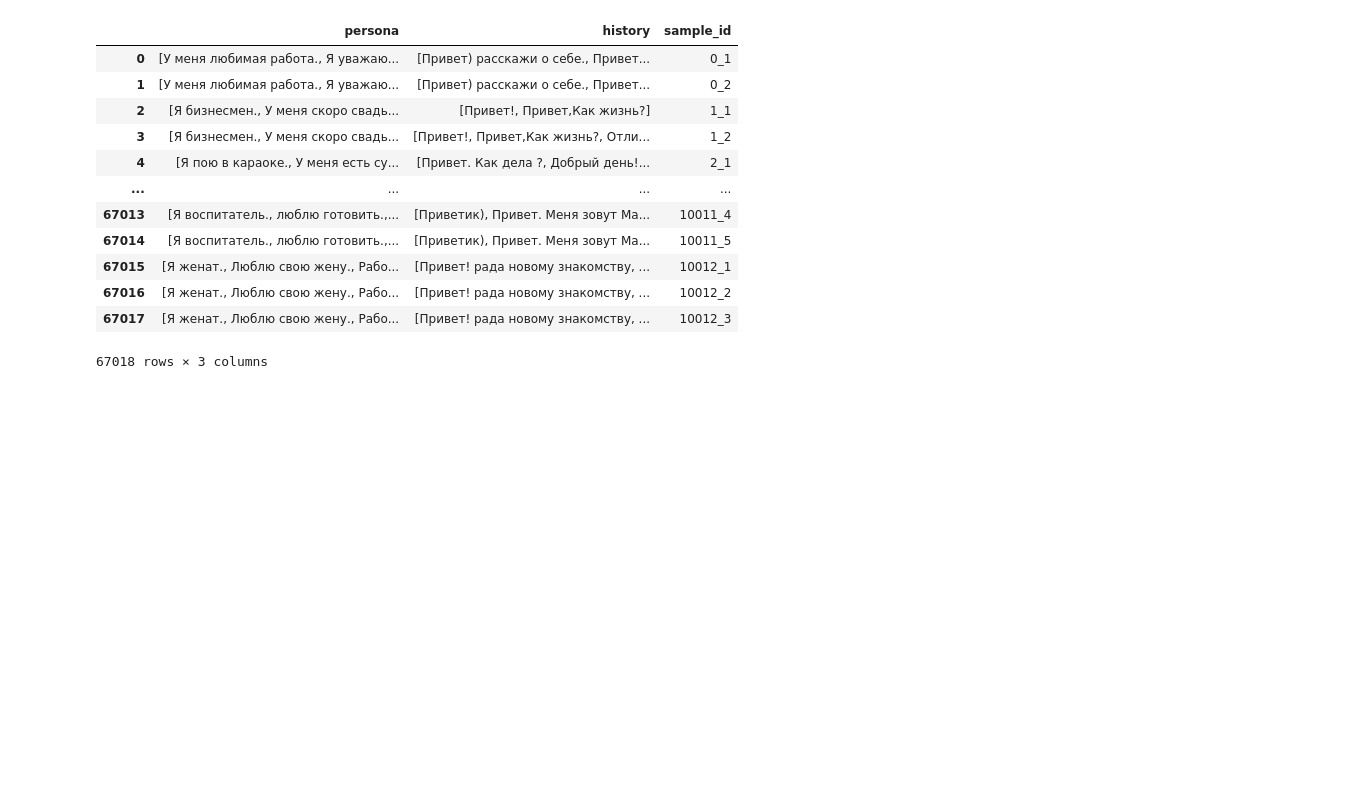
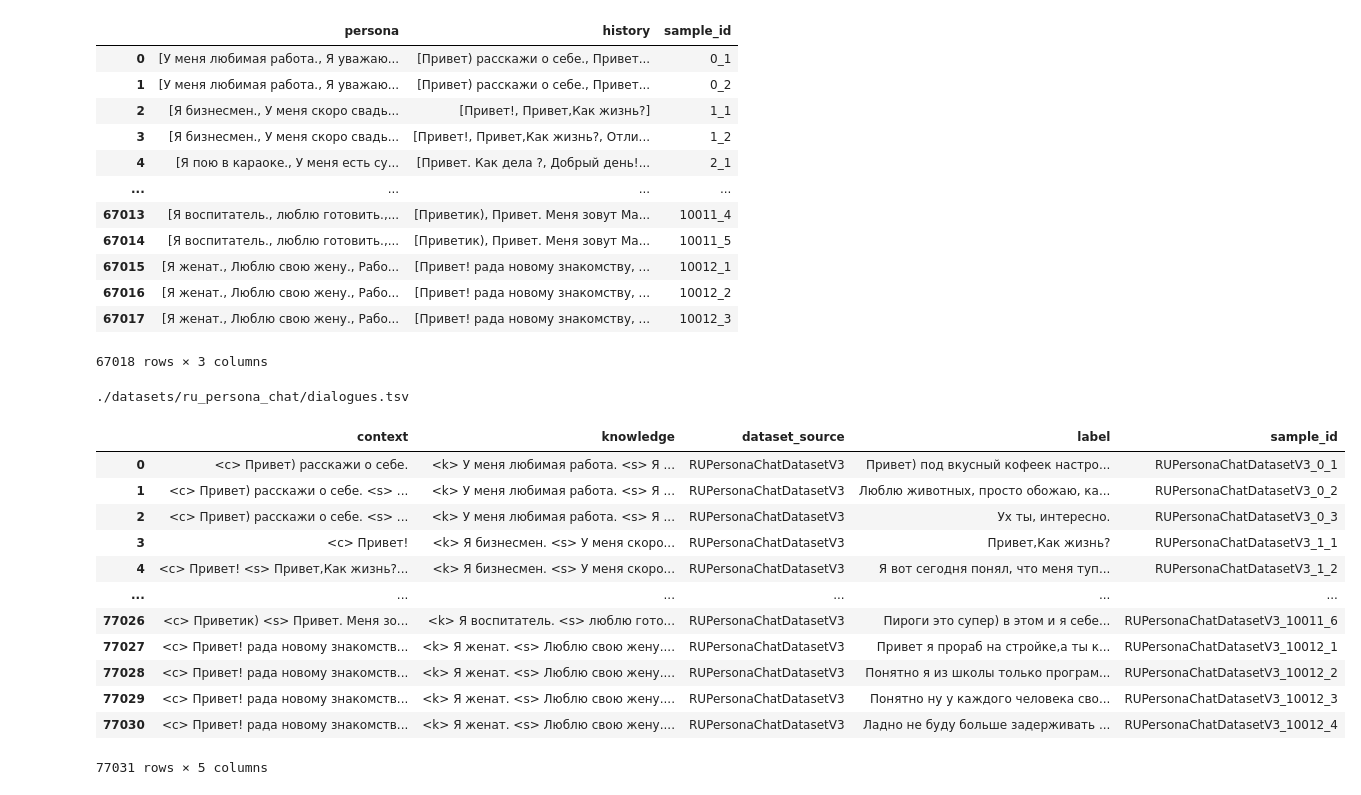
Before and after one commit to dmitrymailk/persona_bot, a Jupyter notebook: dimweb_persona_bot/sandboxes/ru_chat_bot_corpus_creation_sandbox.ipynb, the cells around one changed output. Drawn from its saved outputs; the diff is of its cells as text; code cells hidden in the pictures; blank space fills up the shorter version.

Commit message:
split ru datasets train test

```diff
--- a/dimweb_persona_bot/sandboxes/ru_chat_bot_corpus_creation_sandbox.ipynb
+++ b/dimweb_persona_bot/sandboxes/ru_chat_bot_corpus_creation_sandbox.ipynb
@@ -419,0 +437,24 @@ dataset_paths = [
+# %%
+test_pandas = ""
+for dataset_path in dataset_paths:
+    print(dataset_path['data_path'])
+    dataset = dataset_path['dataset_class'](input_dataset_path=dataset_path['data_path'])
+    test_pandas = dataset.to_pandas()
+    break
+
+test_pandas
+# %% [output]
+./datasets/ru_persona_chat/dialogues.tsv
+|  | context | knowledge | dataset_source | label | sample_id |
+| 0 | <c> Привет) расскажи о себе. | <k> У меня любимая работа. <s> Я ... | RUPersonaChatDatasetV3 | Привет) под вкусный кофеек настро... | RUPersonaChatDatasetV3_0_1 |
+| 1 | <c> Привет) расскажи о себе. <s> ... | <k> У меня любимая работа. <s> Я ... | RUPersonaChatDatasetV3 | Люблю животных, просто обожаю, ка... | RUPersonaChatDatasetV3_0_2 |
+| 2 | <c> Привет) расскажи о себе. <s> ... | <k> У меня любимая работа. <s> Я ... | RUPersonaChatDatasetV3 | Ух ты, интересно. | RUPersonaChatDatasetV3_0_3 |
+| 3 | <c> Привет! | <k> Я бизнесмен. <s> У меня скоро... | RUPersonaChatDatasetV3 | Привет,Как жизнь? | RUPersonaChatDatasetV3_1_1 |
+| 4 | <c> Привет! <s> Привет,Как жизнь?... | <k> Я бизнесмен. <s> У меня скоро... | RUPersonaChatDatasetV3 | Я вот сегодня понял, что меня туп... | RUPersonaChatDatasetV3_1_2 |
+| ... | ... | ... | ... | ... | ... |
+| 77026 | <c> Приветик) <s> Привет. Меня зо... | <k> Я воспитатель. <s> люблю гото... | RUPersonaChatDatasetV3 | Пироги это супер) в этом и я себе... | RUPersonaChatDatasetV3_10011_6 |
+| 77027 | <c> Привет! рада новому знакомств... | <k> Я женат. <s> Люблю свою жену.... | RUPersonaChatDatasetV3 | Привет я прораб на стройке,а ты к... | RUPersonaChatDatasetV3_10012_1 |
+| 77028 | <c> Привет! рада новому знакомств... | <k> Я женат. <s> Люблю свою жену.... | RUPersonaChatDatasetV3 | Понятно я из школы только програм... | RUPersonaChatDatasetV3_10012_2 |
+| 77029 | <c> Привет! рада новому знакомств... | <k> Я женат. <s> Люблю свою жену.... | RUPersonaChatDatasetV3 | Понятно ну у каждого человека сво... | RUPersonaChatDatasetV3_10012_3 |
+| 77030 | <c> Привет! рада новому знакомств... | <k> Я женат. <s> Люблю свою жену.... | RUPersonaChatDatasetV3 | Ладно не буду больше задерживать ... | RUPersonaChatDatasetV3_10012_4 |
+77031 rows × 5 columns
```
Also changed, not shown: parts of 26 cells of this notebook, 8 other files.
